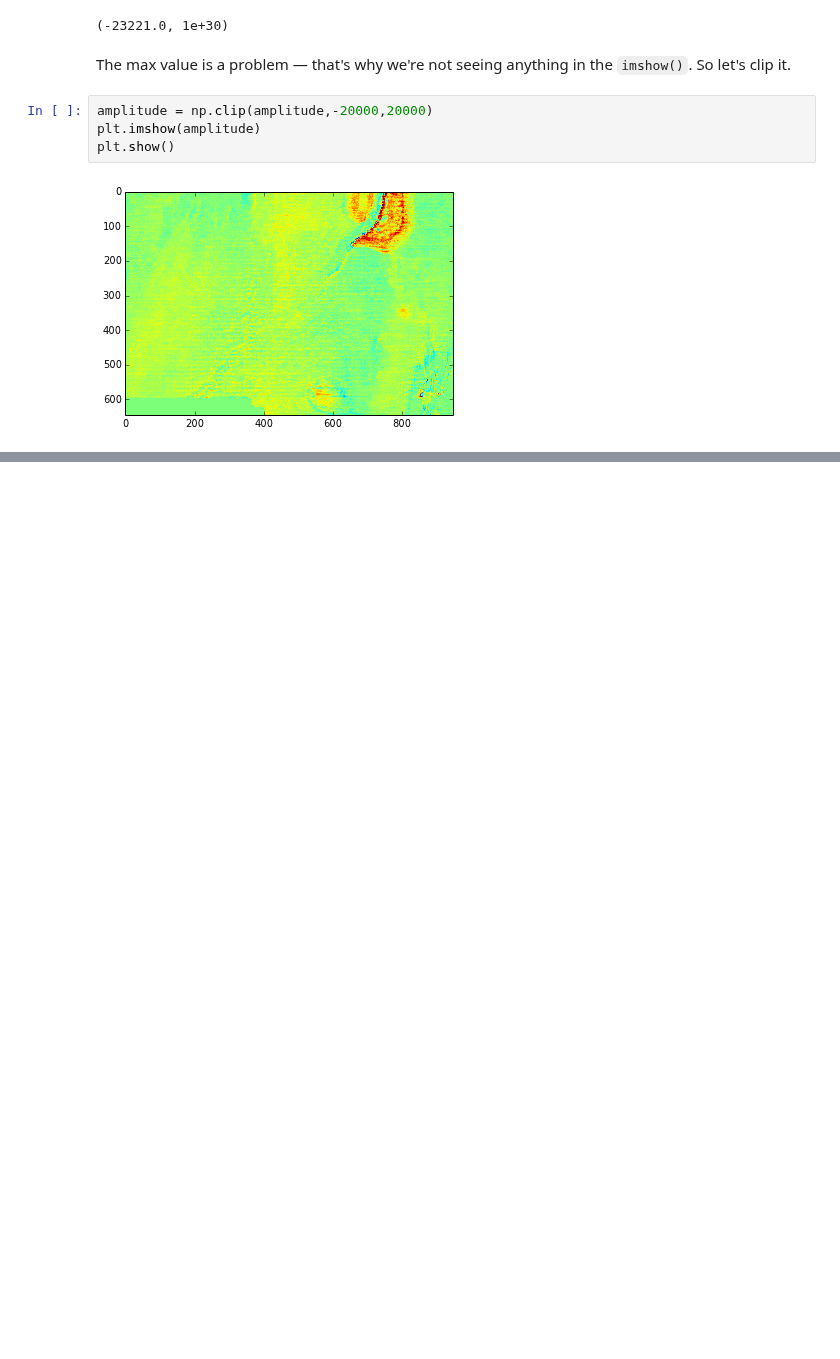
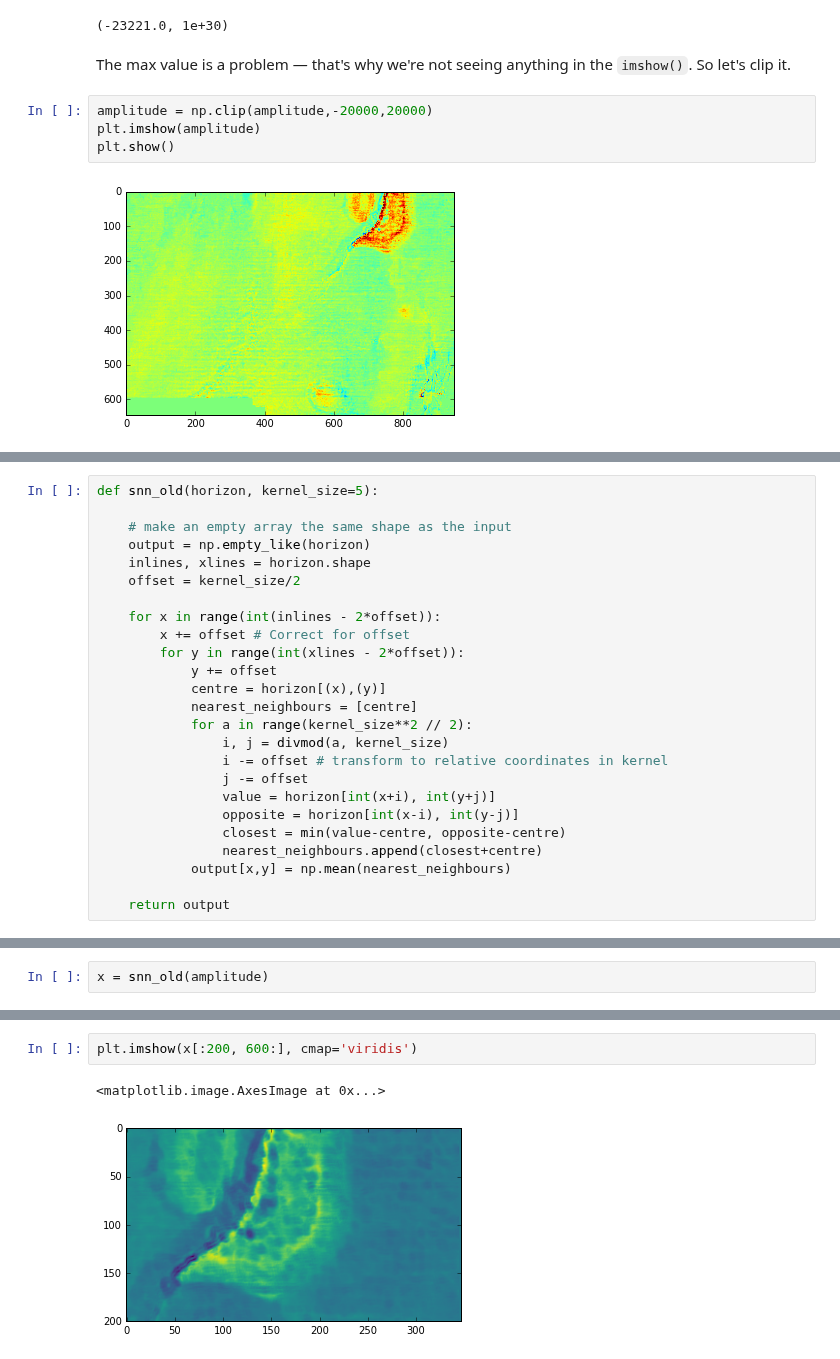
Before and after one commit to kwinkunks/notebooks, a Jupyter notebook: Amplitude.ipynb, the cells around one changed output, grey strips where cells are left out. Cells and saved outputs as stored; diff of their text form; blank space fills up the shorter version.

```diff
--- a/Amplitude.ipynb
+++ b/Amplitude.ipynb
@@ -116,0 +132,25 @@ plt.show()
+# %%
+def snn_old(horizon, kernel_size=5):
+
+    # make an empty array the same shape as the input
+    output = np.empty_like(horizon)
+    inlines, xlines = horizon.shape
+    offset = kernel_size/2
+
+    for x in range(int(inlines - 2*offset)):
+        x += offset # Correct for offset
+        for y in range(int(xlines - 2*offset)):
+            y += offset
+            centre = horizon[(x),(y)]
+            nearest_neighbours = [centre]
+            for a in range(kernel_size**2 // 2):
+                i, j = divmod(a, kernel_size)
+                i -= offset # transform to relative coordinates in kernel
+                j -= offset
+                value = horizon[int(x+i), int(y+j)]
+                opposite = horizon[int(x-i), int(y-j)]
+                closest = min(value-centre, opposite-centre)
+                nearest_neighbours.append(closest+centre)
+            output[x,y] = np.mean(nearest_neighbours)
+
+    return output
@@ -116,0 +161,2 @@ plt.show()
+# %%
+x = snn_old(amplitude)
@@ -116,0 +198,5 @@ plt.show()
+# %%
+plt.imshow(x[:200, 600:], cmap='viridis')
+# %% [output]
+<matplotlib.image.AxesImage at 0x...>
+[figure, added]
```
Also changed, not shown: parts of 37 cells of this notebook, 4 other files.
